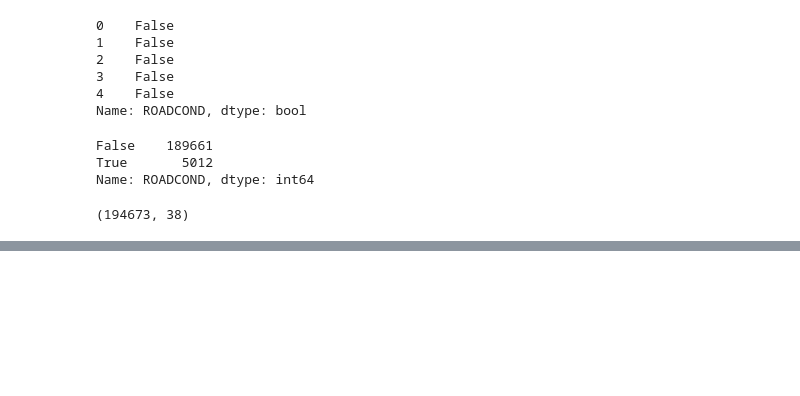
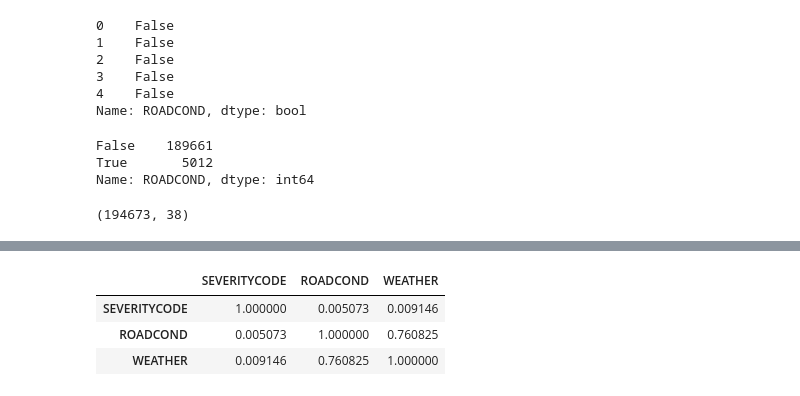
Before and after one commit to BettinaAH/Coursera_Capstone, a Jupyter notebook: Capstone.ipynb, the cells around one changed output, grey strips where cells are left out. Saved outputs shown, nothing was run; the diff lists cells and outputs as text; code cells hidden in the pictures; blank space fills up the shorter version.

```diff
--- a/Capstone.ipynb
+++ b/Capstone.ipynb
@@ -68,0 +596,6 @@ df_capstone.shape
+# %%
+# looking at the correlation between the different attributes
+
+df_SRW["ROADCOND"]=df_SRW["ROADCOND"].astype(int, copy=True)
+df_SRW["WEATHER"]=df_SRW["WEATHER"].astype(int, copy=True)
+df_SRW.dtypes
@@ -68,0 +617,7 @@ df_capstone.shape
+# %%
+df_SRW.corr()
+# %% [output]
+|  | SEVERITYCODE | ROADCOND | WEATHER |
+| SEVERITYCODE | 1.000000 | 0.005073 | 0.009146 |
+| ROADCOND | 0.005073 | 1.000000 | 0.760825 |
+| WEATHER | 0.009146 | 0.760825 | 1.000000 |
```
Also changed, not shown: parts of 63 cells of this notebook.
